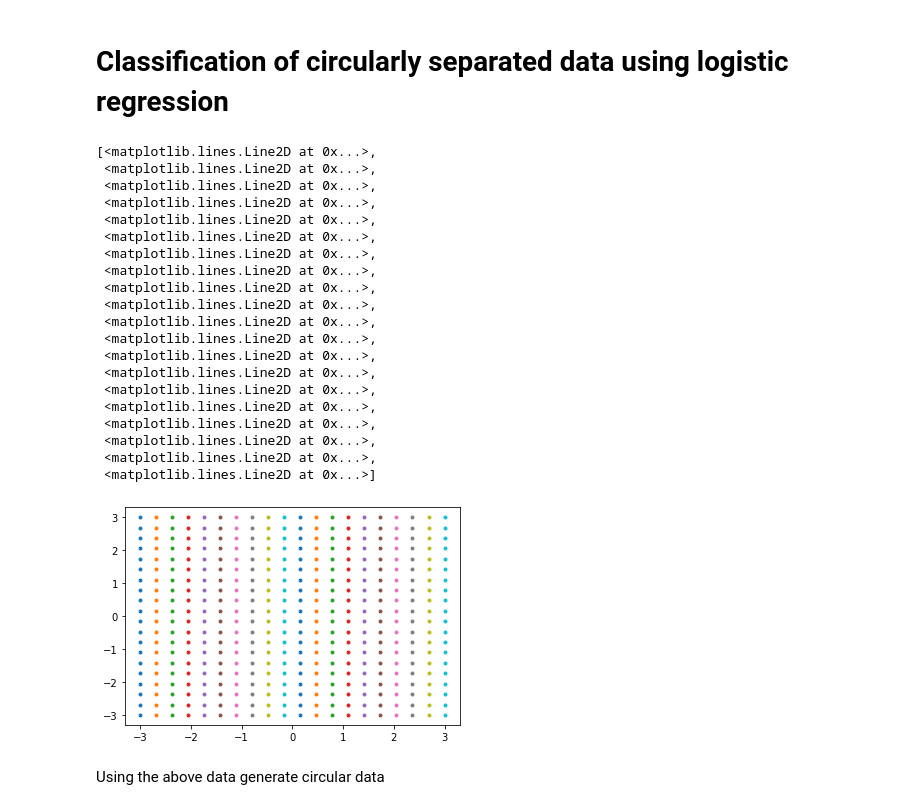
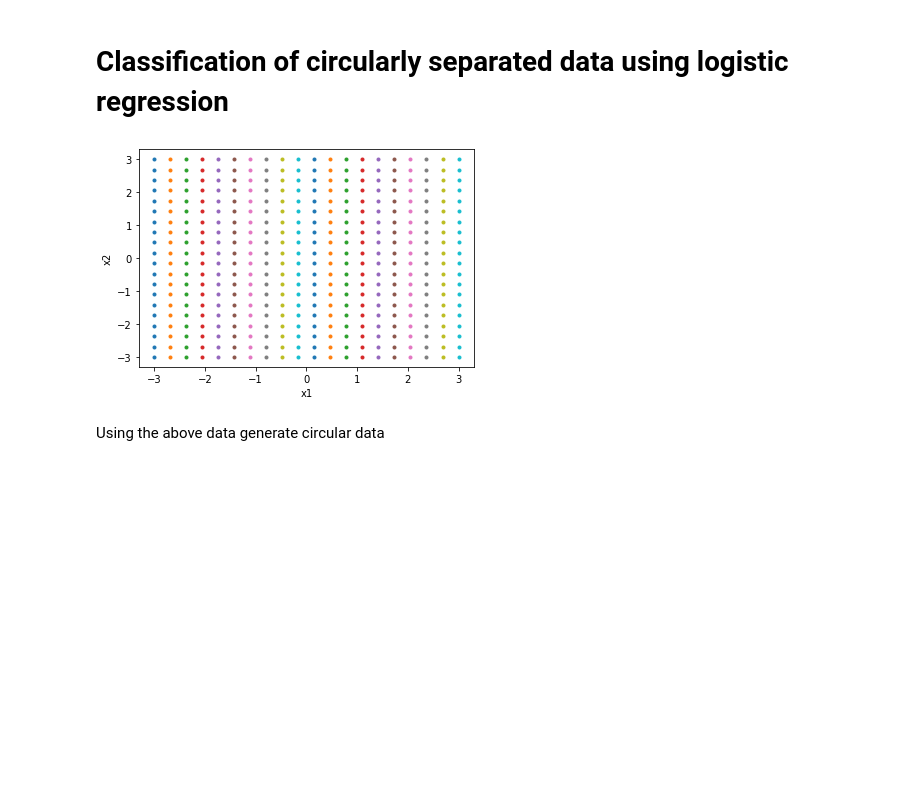
Before and after one commit to shashankp28/PRML-Lab-22, a Jupyter notebook: Assignment_6/Lab_7_Regression_Part_2.ipynb, the cells around one changed output. Saved outputs shown, nothing was run; the diff lists cells and outputs as text; code cells hidden in the pictures; blank space fills up the shorter version.

```diff
--- a/Assignment_6/Lab_7_Regression_Part_2.ipynb
+++ b/Assignment_6/Lab_7_Regression_Part_2.ipynb
@@ -9,6 +9,7 @@ In this Lab we will look into the shortcomings of Linear Regression and see how
 # %%
 import numpy as np
 import matplotlib.pyplot as plt
+plt.rcParams["figure.figsize"] = (10, 7)
 # %% [markdown]
 #Polynomial Regression
 
@@ -489,30 +491,13 @@ Optimal Weights: [-2.86822914  4.47591965]
 # %%
 x1=np.linspace(-3,3,20)
 x2=np.linspace(-3,3,20)
 
 x11,x22=np.meshgrid(x1,x2)
 plt.plot(x11,x22,'.')
+plt.xlabel('x1')
+plt.ylabel('x2')
+plt.show()
 # %% [output]
-[<matplotlib.lines.Line2D at 0x...>,
- <matplotlib.lines.Line2D at 0x...>,
- <matplotlib.lines.Line2D at 0x...>,
- <matplotlib.lines.Line2D at 0x...>,
- <matplotlib.lines.Line2D at 0x...>,
- <matplotlib.lines.Line2D at 0x...>,
- <matplotlib.lines.Line2D at 0x...>,
- <matplotlib.lines.Line2D at 0x...>,
- <matplotlib.lines.Line2D at 0x...>,
- <matplotlib.lines.Line2D at 0x...>,
- <matplotlib.lines.Line2D at 0x...>,
- <matplotlib.lines.Line2D at 0x...>,
- <matplotlib.lines.Line2D at 0x...>,
- <matplotlib.lines.Line2D at 0x...>,
- <matplotlib.lines.Line2D at 0x...>,
- <matplotlib.lines.Line2D at 0x...>,
- <matplotlib.lines.Line2D at 0x...>,
- <matplotlib.lines.Line2D at 0x...>,
- <matplotlib.lines.Line2D at 0x...>,
- <matplotlib.lines.Line2D at 0x...>]
-[figure, old version]
+[figure, new version]
 # %% [markdown]
   Using the above data generate circular data
```
Also changed, not shown: parts of 20 cells of this notebook.
